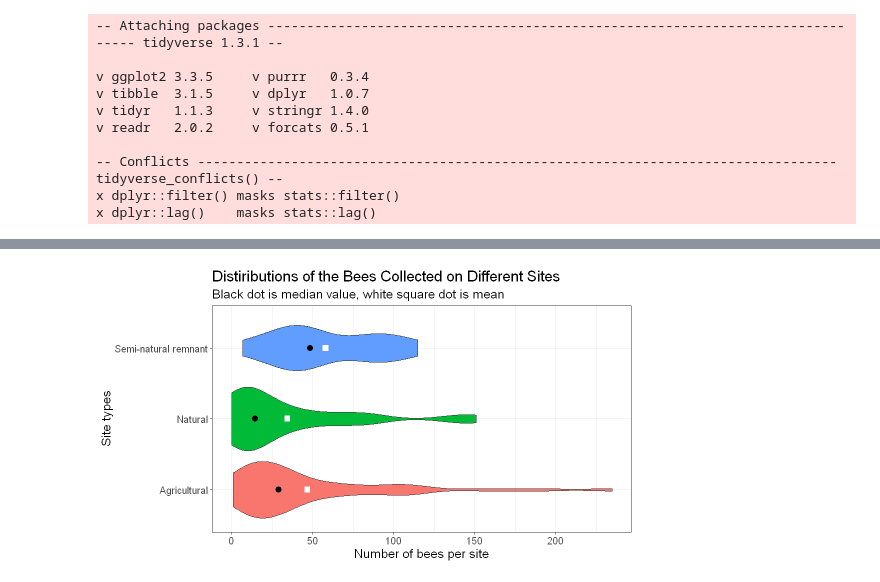
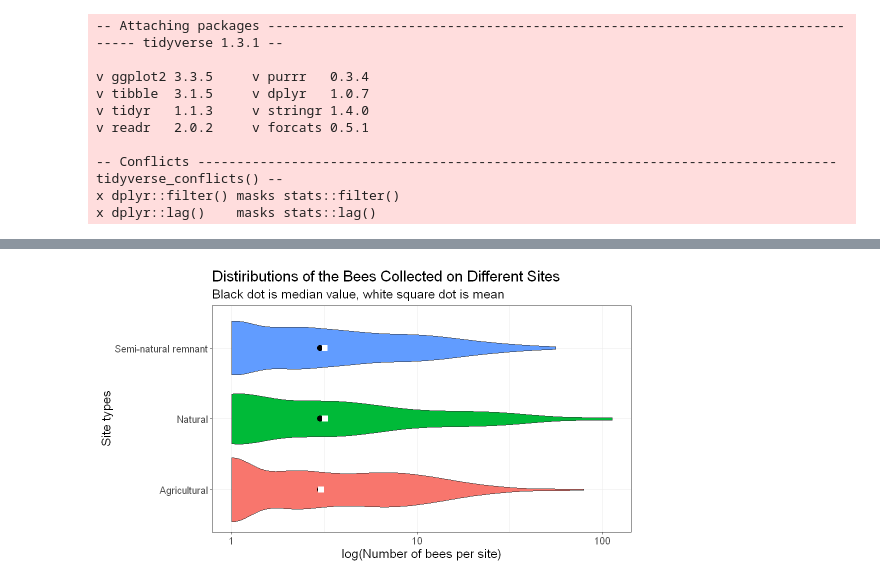
Before and after one commit to UBC-MDS/DSCI_522_Bee_Count_Comparison_Group_26, a Jupyter notebook: src/eda_literate_code_document.ipynb, the cells around one changed output, grey strips where cells are left out. Saved outputs shown, nothing was run; the diff lists cells and outputs as text; code cells hidden in the pictures.

```diff
--- a/src/eda_literate_code_document.ipynb
+++ b/src/eda_literate_code_document.ipynb
@@ -127,15 +121,16 @@ bee_df_hist
 
 options(repr.plot.width=9, repr.plot.height=5)
 
-bee_df_plot <- ggplot(bee_df) +
+bee_df_plot <- ggplot(bees) +
     aes(y = site_type,
-        x = bees_per_site,
+        x = no_of_bees,
         fill = site_type) +
     geom_violin() +
     geom_point(stat = "summary", fun = median, size = 3) +
     geom_point(stat = "summary", fun = mean, size = 3,
                shape = 15, color = "white") +
-    labs(x = "Number of bees per site",
+    scale_x_continuous(trans='log10') +
+    labs(x = "log(Number of bees per site)",
          y = "Site types",
          fill = "Site types",
          title = "Distiributions of the Bees Collected on Different Sites",
@@ -150 +157 @@ bee_df_plot
-[figure, old version]
+[figure, new version]
```
Also changed, not shown: parts of 7 cells of this notebook, 1 other file.
